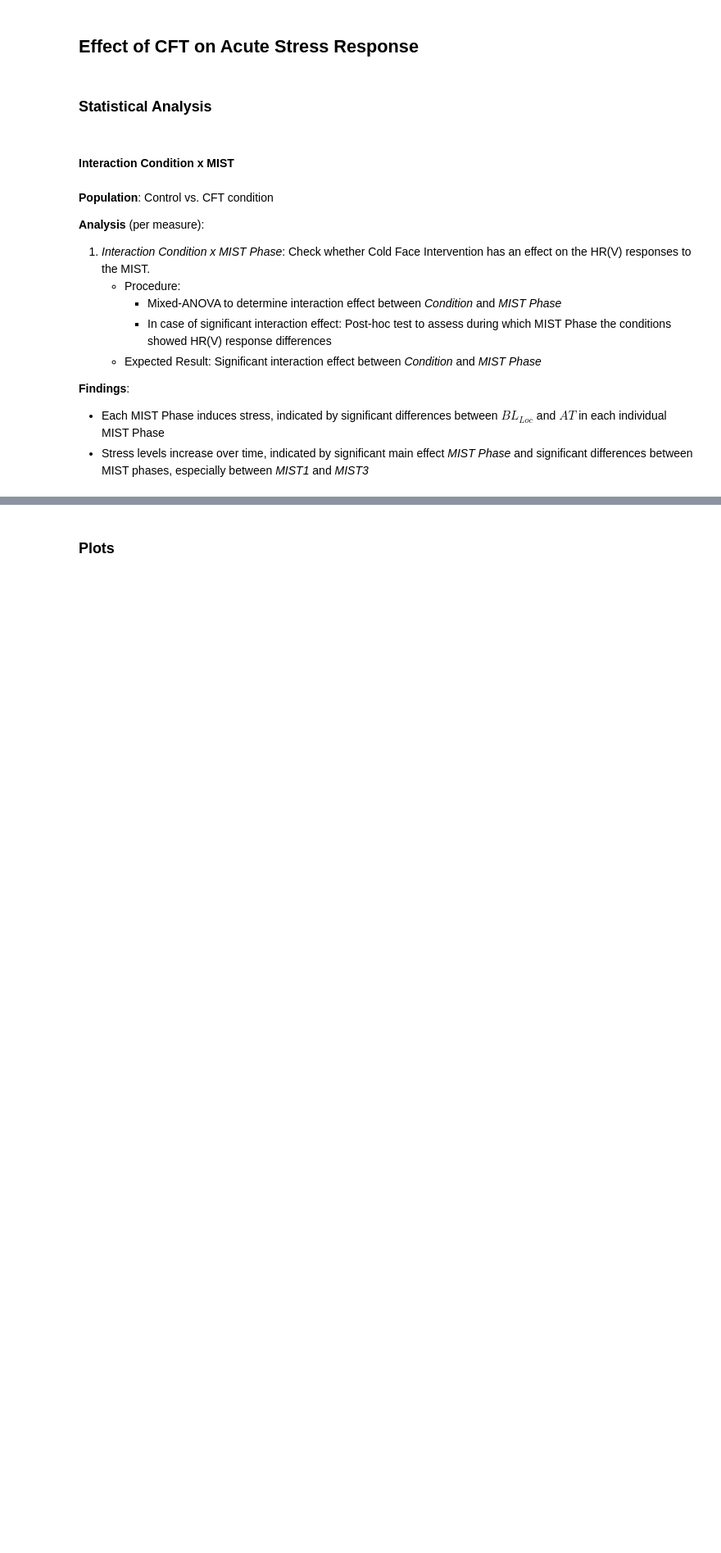
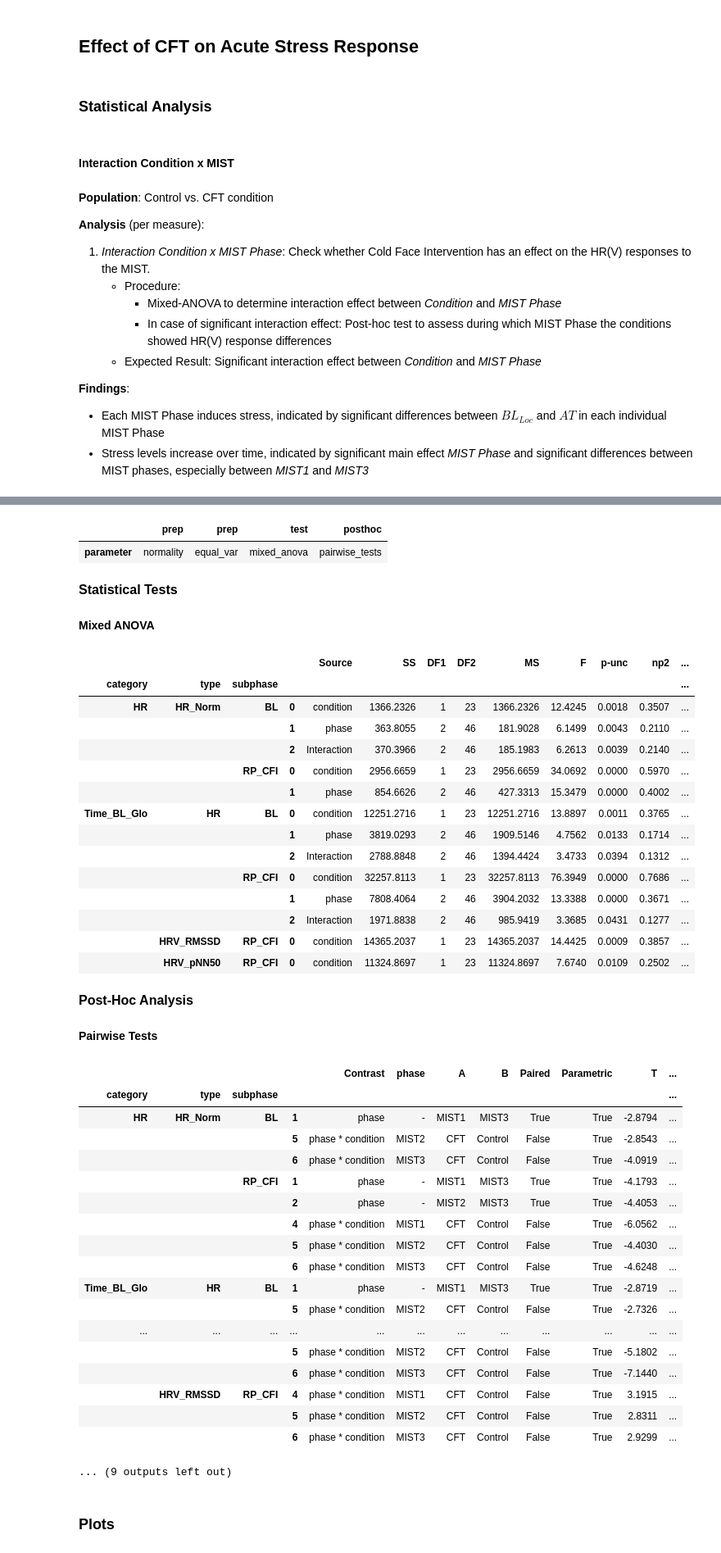
Before and after one commit to mad-lab-fau/cft-analysis, a Jupyter notebook: experiments/2022_scientific_reports/notebooks/analysis/ECG_Analysis.ipynb, the cells around one changed output, grey strips where cells are left out. Shown at 82% size. Saved outputs shown, nothing was run; the diff lists cells and outputs as text; code cells hidden in the pictures; blank space fills up the shorter version.

```diff
--- a/experiments/2022_scientific_reports/notebooks/analysis/ECG_Analysis.ipynb
+++ b/experiments/2022_scientific_reports/notebooks/analysis/ECG_Analysis.ipynb
@@ -116,0 +141,5 @@ hr_increase.round(2)
+# %%
+hr_increase = dataset.heart_rate.reindex(["BL", "AT"], level="subphase").xs("HR_Norm", level="type")
+hr_increase = hr_increase.unstack("subphase").diff(axis=1).stack()["data"]
+hr_increase = hr_increase.groupby(["condition", "phase"]).agg(["mean", "std"])
+hr_increase
@@ -117,3 +157,28 @@ hr_increase.round(2)
+# %%
+hr_increase_tex = hr_increase.copy()
+hr_increase_tex = hr_increase_tex.round(2)
+hr_increase_tex = hr_increase_tex.assign(
+    **{
+        r"data": hr_increase_tex.apply(lambda d: f"\SI{{{d['mean']} \pm {d['std']}}}{{\percent}}", axis=1)
+    }
+)
+hr_increase_tex = hr_increase_tex.drop(columns=["mean", "std"])["data"]
+hr_increase_tex.index = hr_increase_tex.index.rename([r"\textit{Condition}", r"\textit{Phase}"])
+hr_increase_tex = hr_increase_tex.unstack(r"\textit{Condition}")
+
+caption = "Heart Rate increase between BL and AT subphases for each individual MIST phase. Values are depicted as M $\pm$ SD."
+
+tex_export = hr_increase_tex.style.to_latex(
+    caption=caption,
+    column_format="l|SS",
+    position="h!",
+    position_float="centering",
+    hrules=True
+)
+
+for path in [tex_path, paper_tex_path]:
+    if path is not None:
+        path.joinpath("tab_hr_increase_bl_at.tex").open(mode="w+").write(tex_export)
 # %% [markdown]
 ### Statistical Analysis
 # %% [markdown]
@@ -446,7 +533,7 @@ display(hr_analysis.head())
 ################################################################
 display(Markdown("##### Statistics"))
 
-steps = [("prep", "normality"), ("test", "pairwise_ttests")]
+steps = [("prep", "normality"), ("test", "pairwise_tests")]
 params = {
     "dv": "data",
     "within": "subphase",
@@ -472,7 +559,7 @@ caption = "HR(V) responses of the CFT condition to the Cold Face Test. \
 Paired t-tests were performed between BL and RP/CFI subphases for each MIST phase separately."
 
 df_latex = stats.results_to_latex_table(
-    "pairwise_ttests",
+    "pairwise_tests",
     unstack_levels="phase",
     index_kws={
         "index_value_order": index_value_order,
@@ -528,7 +662,7 @@ display(hr_analysis.head())
 #################################################################
 display(Markdown("##### Statistics"))
 
-steps = [("prep", "normality"), ("prep", "equal_var"), ("test", "mixed_anova"), ("posthoc", "pairwise_ttests")]
+steps = [("prep", "normality"), ("prep", "equal_var"), ("test", "mixed_anova"), ("posthoc", "pairwise_tests")]
 params = {
     "dv": "data",
     "within": "phase",
@@ -664,7 +798,7 @@ caption = "Post-hoc results (interaction effect MIST Phase x Condition) \
 of HR(V) measures during BL subphase. Pairwise t-tests were performed for each MIST phase between Control and CFT condition."
 
 df_latex_posthoc = stats.results_to_latex_table(
-    "pairwise_ttests",
+    "pairwise_tests",
     data=posthoc_results,
     unstack_levels="phase",
     collapse_dof=False,
@@ -686,3 +820,4 @@ for path in [tex_path, paper_tex_path]:
         path.joinpath("tab_hrv_response_cft_interaction_rp_cfi.tex").open(mode="w+").write(df_latex_interaction_suppl)
 
 print(stats.stats_to_latex(data=posthoc_results))
+# %% [output]
@@ -689,3 +836,43 @@ print(stats.stats_to_latex(data=posthoc_results))
+|  | prep | prep | test | posthoc |
+| parameter | normality | equal_var | mixed_anova | pairwise_tests |
+<font size="3"><b> Statistical Tests </b></font>
+**Mixed ANOVA**
+|  |  |  |  | Source | SS | DF1 | DF2 | MS | F | p-unc | np2 | ... |
+| category | type | subphase |  |  |  |  |  |  |  |  |  | ... |
+| HR | HR_Norm | BL | 0 | condition | 1366.2326 | 1 | 23 | 1366.2326 | 12.4245 | 0.0018 | 0.3507 | ... |
+|  |  |  | 1 | phase | 363.8055 | 2 | 46 | 181.9028 | 6.1499 | 0.0043 | 0.2110 | ... |
+|  |  |  | 2 | Interaction | 370.3966 | 2 | 46 | 185.1983 | 6.2613 | 0.0039 | 0.2140 | ... |
+|  |  | RP_CFI | 0 | condition | 2956.6659 | 1 | 23 | 2956.6659 | 34.0692 | 0.0000 | 0.5970 | ... |
+|  |  |  | 1 | phase | 854.6626 | 2 | 46 | 427.3313 | 15.3479 | 0.0000 | 0.4002 | ... |
+| Time_BL_Glo | HR | BL | 0 | condition | 12251.2716 | 1 | 23 | 12251.2716 | 13.8897 | 0.0011 | 0.3765 | ... |
+|  |  |  | 1 | phase | 3819.0293 | 2 | 46 | 1909.5146 | 4.7562 | 0.0133 | 0.1714 | ... |
+|  |  |  | 2 | Interaction | 2788.8848 | 2 | 46 | 1394.4424 | 3.4733 | 0.0394 | 0.1312 | ... |
+|  |  | RP_CFI | 0 | condition | 32257.8113 | 1 | 23 | 32257.8113 | 76.3949 | 0.0000 | 0.7686 | ... |
+|  |  |  | 1 | phase | 7808.4064 | 2 | 46 | 3904.2032 | 13.3388 | 0.0000 | 0.3671 | ... |
+|  |  |  | 2 | Interaction | 1971.8838 | 2 | 46 | 985.9419 | 3.3685 | 0.0431 | 0.1277 | ... |
+|  | HRV_RMSSD | RP_CFI | 0 | condition | 14365.2037 | 1 | 23 | 14365.2037 | 14.4425 | 0.0009 | 0.3857 | ... |
+|  | HRV_pNN50 | RP_CFI | 0 | condition | 11324.8697 | 1 | 23 | 11324.8697 | 7.6740 | 0.0109 | 0.2502 | ... |
+<font size="3"><b> Post-Hoc Analysis </b></font>
+**Pairwise Tests**
+|  |  |  |  | Contrast | phase | A | B | Paired | Parametric | T | ... |
+| category | type | subphase |  |  |  |  |  |  |  |  | ... |
+| HR | HR_Norm | BL | 1 | phase | - | MIST1 | MIST3 | True | True | -2.8794 | ... |
+|  |  |  | 5 | phase * condition | MIST2 | CFT | Control | False | True | -2.8543 | ... |
+|  |  |  | 6 | phase * condition | MIST3 | CFT | Control | False | True | -4.0919 | ... |
+|  |  | RP_CFI | 1 | phase | - | MIST1 | MIST3 | True | True | -4.1793 | ... |
+|  |  |  | 2 | phase | - | MIST2 | MIST3 | True | True | -4.4053 | ... |
+|  |  |  | 4 | phase * condition | MIST1 | CFT | Control | False | True | -6.0562 | ... |
+|  |  |  | 5 | phase * condition | MIST2 | CFT | Control | False | True | -4.4030 | ... |
+|  |  |  | 6 | phase * condition | MIST3 | CFT | Control | False | True | -4.6248 | ... |
+| Time_BL_Glo | HR | BL | 1 | phase | - | MIST1 | MIST3 | True | True | -2.8719 | ... |
+|  |  |  | 5 | phase * condition | MIST2 | CFT | Control | False | True | -2.7326 | ... |
+| ... | ... | ... | ... | ... | ... | ... | ... | ... | ... | ... | ... |
+|  |  |  | 5 | phase * condition | MIST2 | CFT | Control | False | True | -5.1802 | ... |
+|  |  |  | 6 | phase * condition | MIST3 | CFT | Control | False | True | -7.1440 | ... |
+|  | HRV_RMSSD | RP_CFI | 4 | phase * condition | MIST1 | CFT | Control | False | True | 3.1915 | ... |
+|  |  |  | 5 | phase * condition | MIST2 | CFT | Control | False | True | 2.8311 | ... |
+|  |  |  | 6 | phase * condition | MIST3 | CFT | Control | False | True | 2.9299 | ... |
+... (9 outputs left out)
 # %% [markdown]
 ### Plots
 # %%
```
Also changed, not shown: parts of 20 cells of this notebook, 6 other files.
